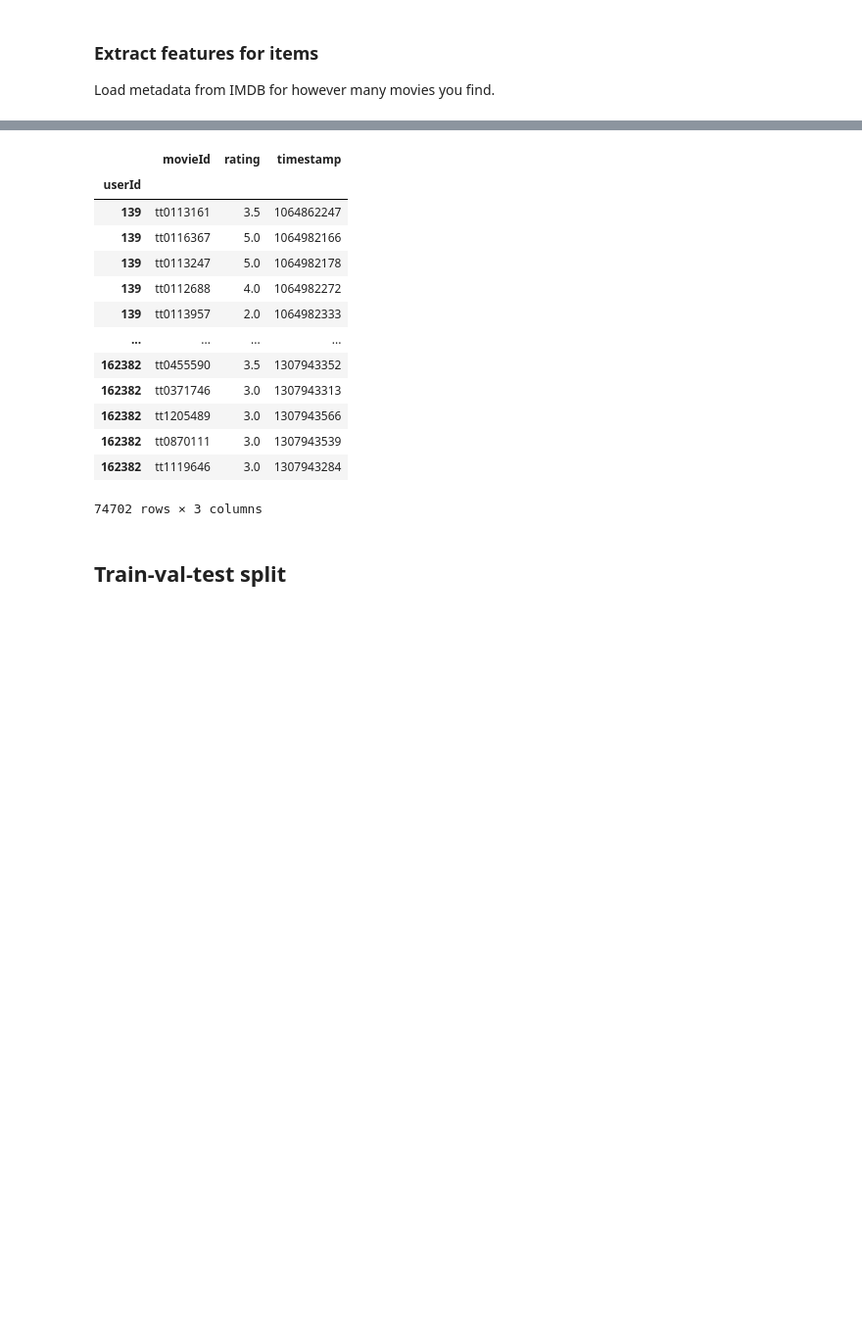
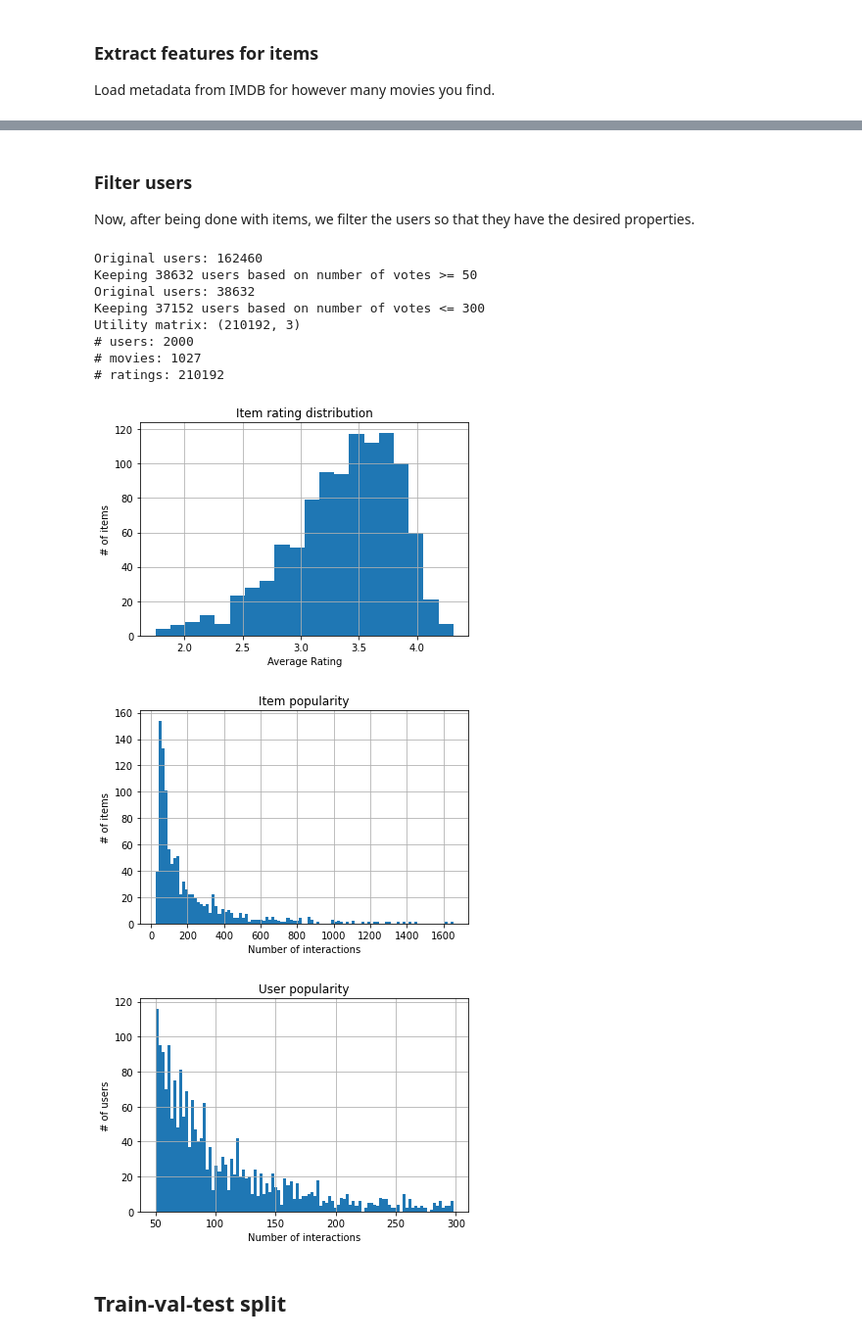
Before and after one commit to michaelbzms/DeepRecommendation, a Jupyter notebook: src/create_dataset.ipynb, the cells around one changed output, grey strips where cells are left out. Shown at 98% size. Cells and saved outputs as stored; diff of their text form; code cells hidden in the pictures; blank space fills up the shorter version.

```diff
--- a/src/create_dataset.ipynb
+++ b/src/create_dataset.ipynb
@@ -390,20 +389,25 @@ map directly to c-types [inferred_type->mixed-integer,key->block0_items] [items-
-# %%
-utility_matrix
-# %% [output]
-|  | movieId | rating | timestamp |
-| userId |  |  |  |
-| 139 | tt0113161 | 3.5 | 1064862247 |
-| 139 | tt0116367 | 5.0 | 1064982166 |
-| 139 | tt0113247 | 5.0 | 1064982178 |
-| 139 | tt0112688 | 4.0 | 1064982272 |
-| 139 | tt0113957 | 2.0 | 1064982333 |
-| ... | ... | ... | ... |
-| 162382 | tt0455590 | 3.5 | 1307943352 |
-| 162382 | tt0371746 | 3.0 | 1307943313 |
-| 162382 | tt1205489 | 3.0 | 1307943566 |
-| 162382 | tt0870111 | 3.0 | 1307943539 |
-| 162382 | tt1119646 | 3.0 | 1307943284 |
-74702 rows × 3 columns
+# %% [markdown]
+### Filter users
+
+Now, after being done with items, we filter the users so that they have the desired properties.
+# %%
+# filter again to make sure we get what we wanted
+utility_matrix = filter_users(utility_matrix, MIN_VOTES_PER_USER, MAX_VOTES_PER_USER, HARD_LIMIT_USERS, seed=seed)
+
+util_matrix_stats(utility_matrix)
+explore_utility_matrix(utility_matrix)
+# %% [output]
+Original users: 162460
+Keeping 38632 users based on number of votes >= 50
+Original users: 38632
+Keeping 37152 users based on number of votes <= 300
+Utility matrix: (210192, 3)
+# users: 2000
+# movies: 1027
+# ratings: 210192
+[figure, added]
+[figure, added]
+[figure, added]
 # %% [markdown]
 ## Train-val-test split
 # %% [markdown]
```
Also changed, not shown: parts of 19 cells of this notebook, 4 other files.
